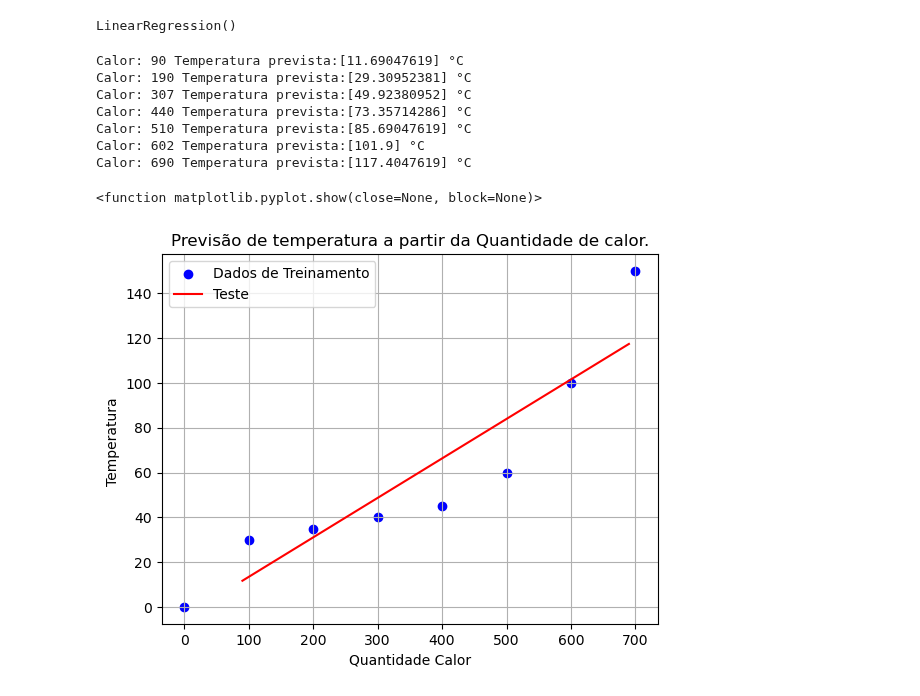
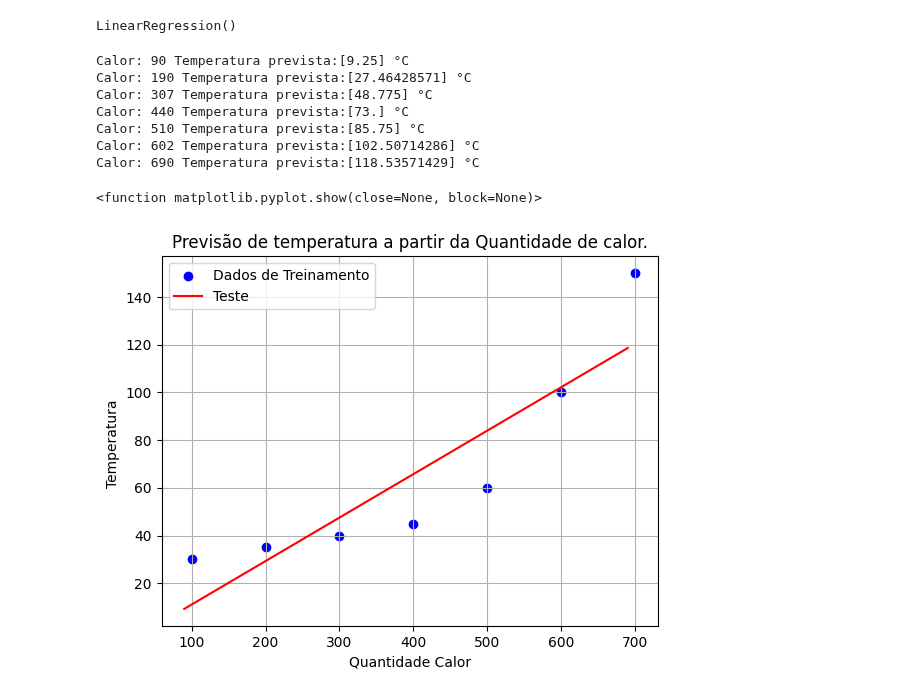
Before and after one commit to RSVictor/Codigos_IABD2024, a Jupyter notebook: Aula 05/exercicio2.ipynb, the cells around one changed output. Saved outputs shown, nothing was run; the diff lists cells and outputs as text; code cells hidden in the pictures.

```diff
--- a/Aula 05/exercicio2.ipynb
+++ b/Aula 05/exercicio2.ipynb
@@ -4,35 +4,35 @@ import numpy as np # importa a biblioteca numpy
 from sklearn.linear_model import LinearRegression # da biblioteca sklearn importa o modelo de regressao linear
 import matplotlib.pyplot as plt
 # %%
-qnt=  np.array([0,100,200,300,400,500,600,700]).reshape(-1,1)
-temp = np.array([0,30,35,40,45,60,100,150]).reshape(-1,1)
+qnt=  np.array([100,200,300,400,500,600,700]).reshape(-1,1)
+temp = np.array([30,35,40,45,60,100,150]).reshape(-1,1)
 modelo = LinearRegression()
 modelo.fit(qnt,temp)
 # %% [output]
 LinearRegression()
 # %%
-qnt_teste = np.array([90,190,307,440,510,602,690]).reshape(-1, 1)
-temp_prevista= modelo.predict(qnt_teste)
+Q_teste = np.array([90,190,307,440,510,602,690]).reshape(-1, 1)
+T_prevista= modelo.predict(Q_teste)
 # %%
-for i in range(len(qnt_teste)):
-    print(f"Calor: {qnt_teste[i][0]} Temperatura prevista:{temp_prevista[i]} °C")
+for i in range(len(Q_teste)):
+    print(f"Calor: {Q_teste[i][0]} Temperatura prevista:{T_prevista[i]} °C")
     #gráfico de pontos -scatter
 plt.scatter(qnt,temp, color='blue' , label='Dados de Treinamento')
     #gráfico de linhas
-plt.plot(qnt_teste,temp_prevista, color = 'red', label='Teste')
+plt.plot(Q_teste,T_prevista, color = 'red', label='Teste')
 plt.xlabel('Quantidade Calor')
 plt.ylabel('Temperatura ')
 plt.title('Previsão de temperatura a partir da Quantidade de calor.')
 plt.legend()
 plt.grid(True)
 plt.show
 # %% [output]
-Calor: 90 Temperatura prevista:[11.69047619] °C
-Calor: 190 Temperatura prevista:[29.30952381] °C
-Calor: 307 Temperatura prevista:[49.92380952] °C
-Calor: 440 Temperatura prevista:[73.35714286] °C
-Calor: 510 Temperatura prevista:[85.69047619] °C
-Calor: 602 Temperatura prevista:[101.9] °C
-Calor: 690 Temperatura prevista:[117.4047619] °C
+Calor: 90 Temperatura prevista:[9.25] °C
+Calor: 190 Temperatura prevista:[27.46428571] °C
+Calor: 307 Temperatura prevista:[48.775] °C
+Calor: 440 Temperatura prevista:[73.] °C
+Calor: 510 Temperatura prevista:[85.75] °C
+Calor: 602 Temperatura prevista:[102.50714286] °C
+Calor: 690 Temperatura prevista:[118.53571429] °C
 <function matplotlib.pyplot.show(close=None, block=None)>
-[figure, old version]
+[figure, new version]
```
Also changed, not shown: 4 other files.
